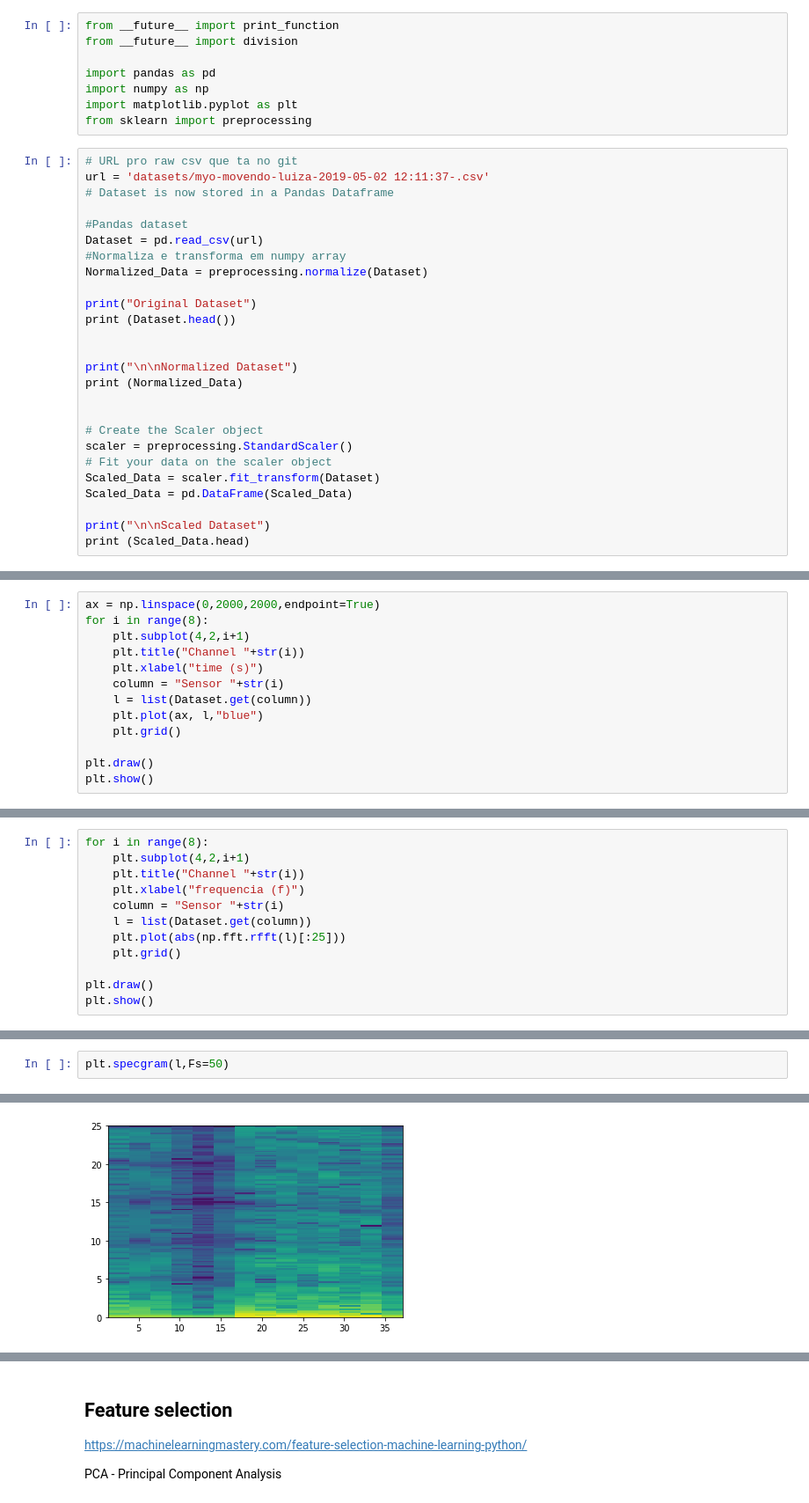
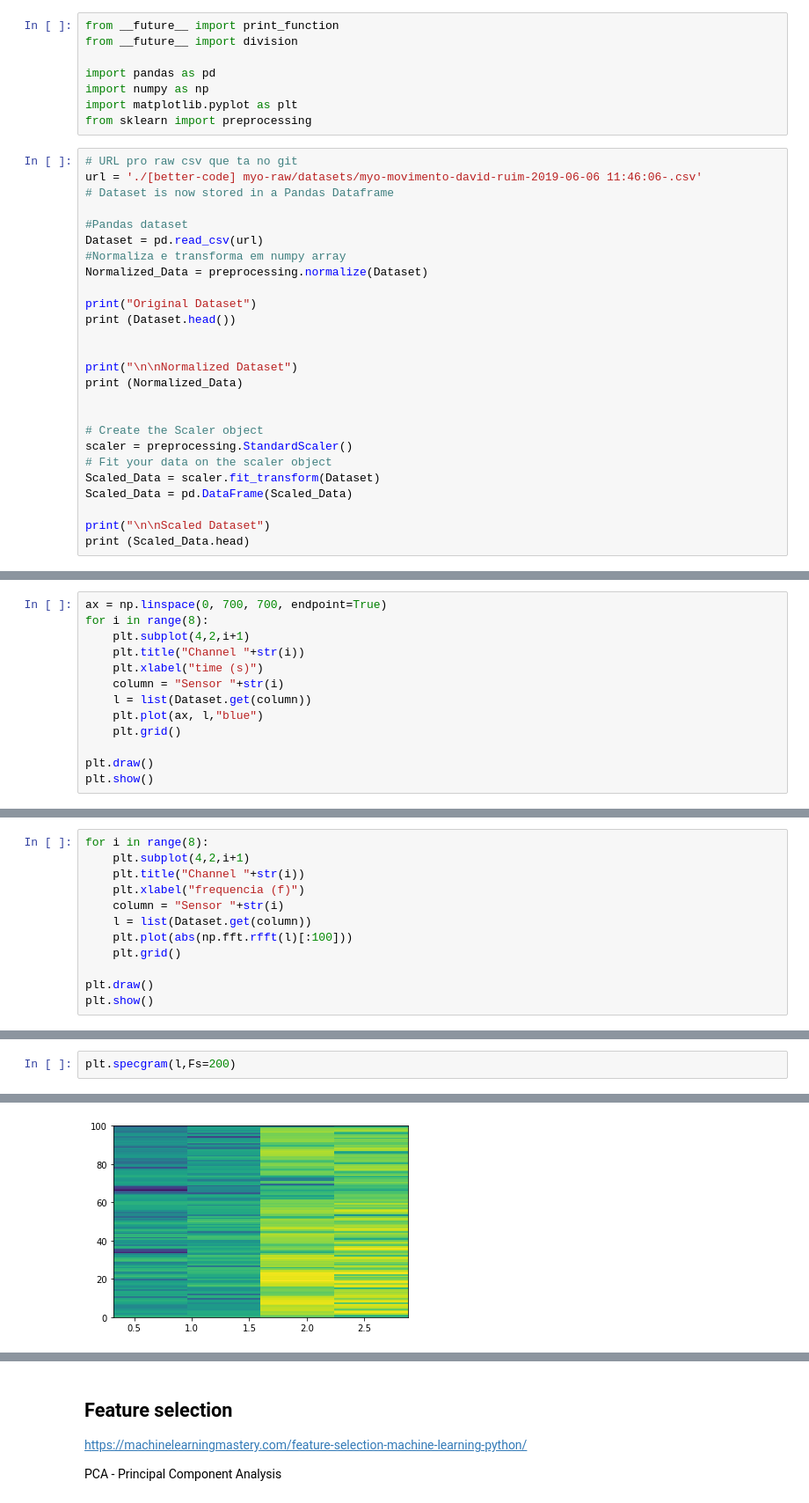
Before and after one commit to luizapozzobon/myo_project, a Jupyter notebook: Graficos.ipynb, the cells around one changed output, grey strips where cells are left out. Shown at 88% size. Saved outputs shown, nothing was run; the diff lists cells and outputs as text.

```diff
--- a/Graficos.ipynb
+++ b/Graficos.ipynb
@@ -8,7 +8,7 @@ import matplotlib.pyplot as plt
 from sklearn import preprocessing
 # %%
 # URL pro raw csv que ta no git
-url = 'datasets/myo-movendo-luiza-2019-05-02 12:11:37-.csv'
+url = './[better-code] myo-raw/datasets/myo-movimento-david-ruim-2019-06-06 11:46:06-.csv'
 # Dataset is now stored in a Pandas Dataframe
 
 #Pandas dataset
@@ -78,6 +78,6 @@ Name: Variance, dtype: float64
 Name: Mean, dtype: float64
 # %%
-ax = np.linspace(0,2000,2000,endpoint=True)
+ax = np.linspace(0, 700, 700, endpoint=True)
 for i in range(8):
     plt.subplot(4,2,i+1)
     plt.title("Channel "+str(i))
@@ -98,7 +98,7 @@ for i in range(8):
     plt.xlabel("frequencia (f)")
     column = "Sensor "+str(i)
     l = list(Dataset.get(column))
-    plt.plot(abs(np.fft.rfft(l)[:25]))
+    plt.plot(abs(np.fft.rfft(l)[:100]))
     plt.grid()
 
 plt.draw()
@@ -132,3 +153,3 @@ plt.plot(abs(s)[:25])
 # %%
-plt.specgram(l,Fs=50)
+plt.specgram(l,Fs=200)
 # %% [output]
@@ -151,5 +172,5 @@ plt.specgram(l,Fs=50)
  <matplotlib.image.AxesImage at 0x...>)
-[figure, old version]
+[figure, new version]
 # %%
 for i in range(8):
     plt.subplot(4,2,i+1)
```
Also changed, not shown: parts of 14 cells of this notebook.
